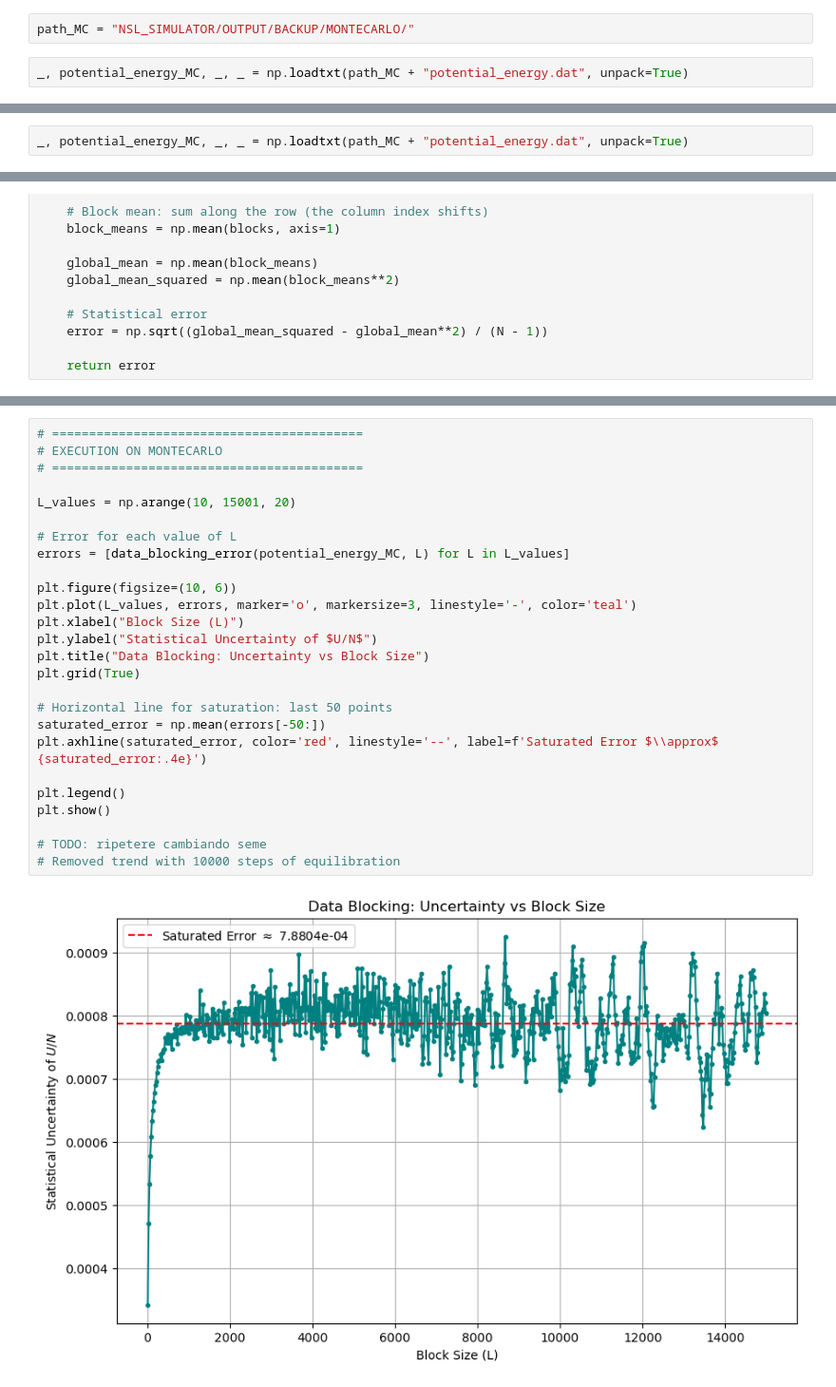
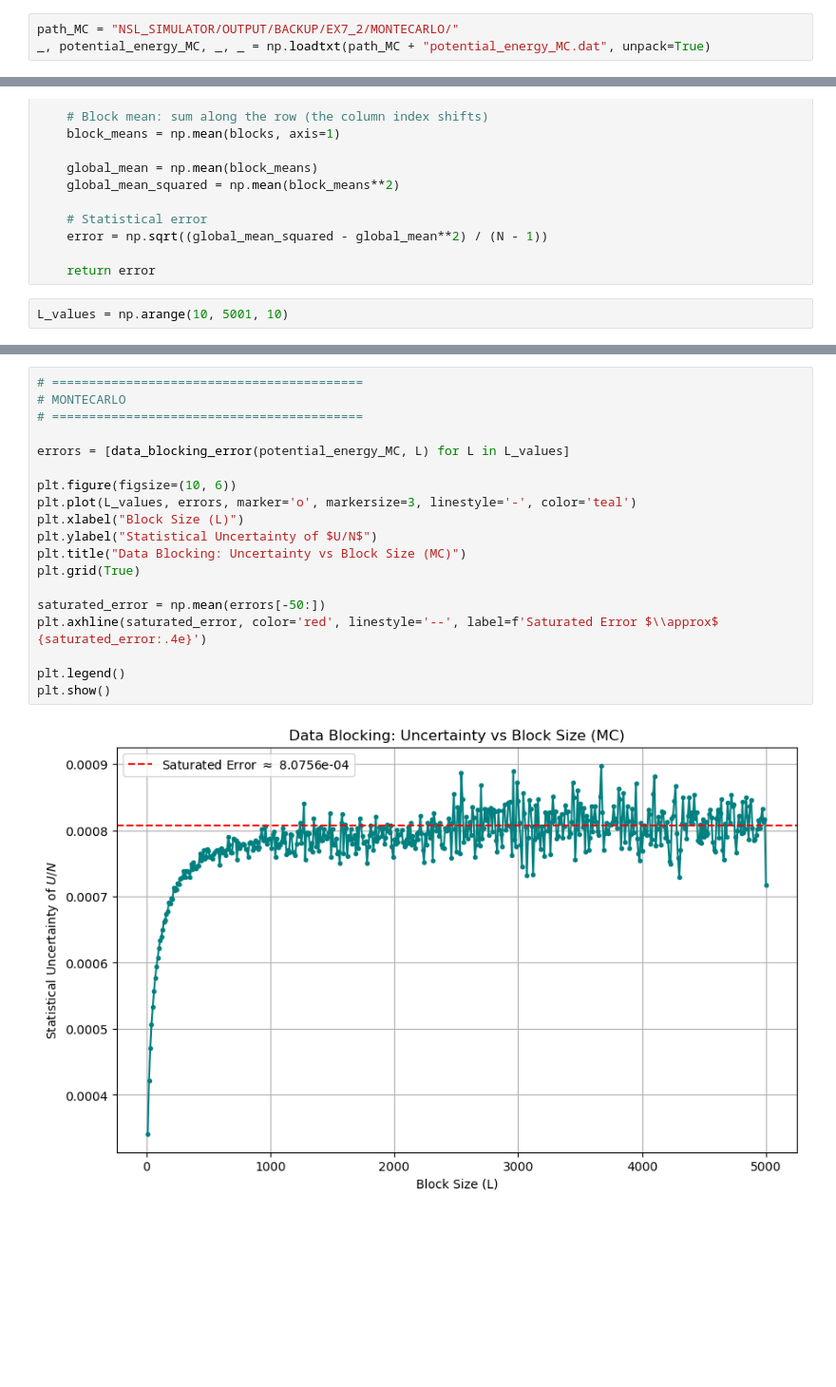
Before and after one commit to giuliagogna/NumericalSimulationLaboratory, a Jupyter notebook: Lab07/analysis7.ipynb, the cells around one changed output, grey strips where cells are left out. Shown at 95% size. Drawn from its saved outputs; the diff is of its cells as text; blank space fills up the shorter version.

```diff
--- a/Lab07/analysis7.ipynb
+++ b/Lab07/analysis7.ipynb
@@ -89,4 +253,3 @@ def exponential_decay(tau, tau_c):
 # %%
-path_MC = "NSL_SIMULATOR/OUTPUT/BACKUP/MONTECARLO/"
+path_MC = "NSL_SIMULATOR/OUTPUT/BACKUP/EX7_2/MONTECARLO/"
+_, potential_energy_MC, _, _ = np.loadtxt(path_MC + "potential_energy_MC.dat", unpack=True)
-# %%
-_, potential_energy_MC, _, _ = np.loadtxt(path_MC + "potential_energy.dat", unpack=True)
@@ -198,2 +262,0 @@ block_size = np.arange(10, 1010, 10)
-# %%
-_, potential_energy_MC, _, _ = np.loadtxt(path_MC + "potential_energy.dat", unpack=True)
@@ -222,3 +332,5 @@ def data_blocking_error(data, L):
     error = np.sqrt((global_mean_squared - global_mean**2) / (N - 1))
 
     return error
+# %%
+L_values = np.arange(10, 5001, 10)
@@ -225,28 +359,21 @@ def data_blocking_error(data, L):
 # %%
 # ==========================================
-# EXECUTION ON MONTECARLO
+# MONTECARLO
 # ==========================================
 
-L_values = np.arange(10, 15001, 20)
-
-# Error for each value of L
 errors = [data_blocking_error(potential_energy_MC, L) for L in L_values]
 
 plt.figure(figsize=(10, 6))
 plt.plot(L_values, errors, marker='o', markersize=3, linestyle='-', color='teal')
 plt.xlabel("Block Size (L)")
 plt.ylabel("Statistical Uncertainty of $U/N$")
-plt.title("Data Blocking: Uncertainty vs Block Size")
+plt.title("Data Blocking: Uncertainty vs Block Size (MC)")
 plt.grid(True)
 
-# Horizontal line for saturation: last 50 points
 saturated_error = np.mean(errors[-50:])
 plt.axhline(saturated_error, color='red', linestyle='--', label=f'Saturated Error $\\approx$ {saturated_error:.4e}')
 
 plt.legend()
 plt.show()
-
-# TODO: ripetere cambiando seme
-# Removed trend with 10000 steps of equilibration
 # %% [output]
-[figure, old version]
+[figure, new version]
```
Also changed, not shown: parts of 70 cells of this notebook, 48 other files.
